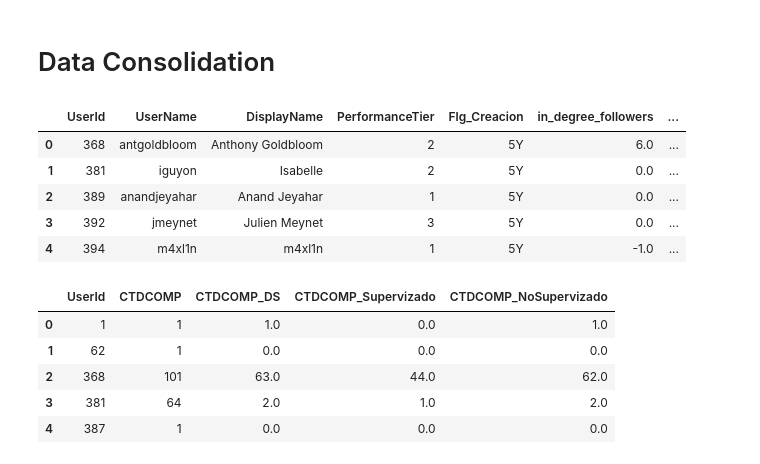
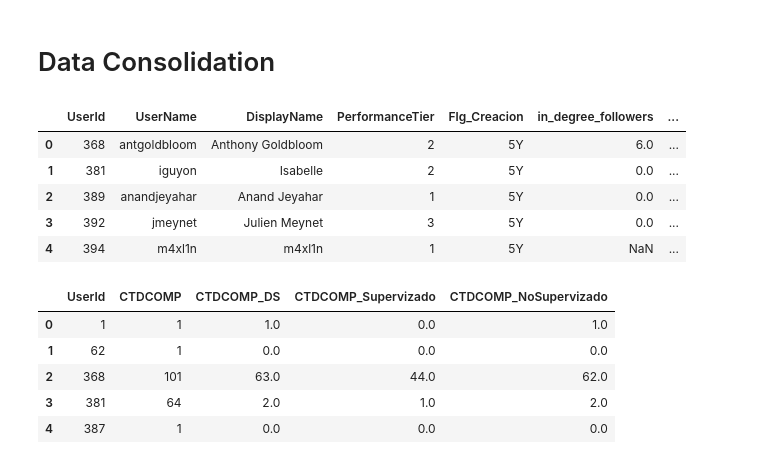
Before and after one commit to jsuasnabarh/kaggle-network-analysis, a Jupyter notebook: notebooks/05_UserDataframe.ipynb, the cells around one changed output. Cells and saved outputs as stored; diff of their text form; code cells hidden in the pictures.

```diff
--- a/notebooks/05_UserDataframe.ipynb
+++ b/notebooks/05_UserDataframe.ipynb
@@ -24,13 +24,13 @@ sns.set(rc={'figure.figsize':(11.7,8.27)})
 # %% [markdown]
 # Data Consolidation
 # %%
-df_net_metrics = pd.read_csv(r"../data/processed/UserNetworksMetrics.csv")
+df_net_metrics = pd.read_csv(r"../data/interim/UserNetworksMetrics.csv")
 df_net_metrics.head()
 # %% [output]
 |  | UserId | UserName | DisplayName | PerformanceTier | Flg_Creacion | in_degree_followers | ... |
 | 0 | 368 | antgoldbloom | Anthony Goldbloom | 2 | 5Y | 6.0 | ... |
 | 1 | 381 | iguyon | Isabelle | 2 | 5Y | 0.0 | ... |
 | 2 | 389 | anandjeyahar | Anand Jeyahar | 1 | 5Y | 0.0 | ... |
 | 3 | 392 | jmeynet | Julien Meynet | 3 | 5Y | 0.0 | ... |
-| 4 | 394 | m4xl1n | m4xl1n | 1 | 5Y | -1.0 | ... |
+| 4 | 394 | m4xl1n | m4xl1n | 1 | 5Y | NaN | ... |
 # %%
```
Also changed, not shown: parts of 6 cells of this notebook, 2 other files.
